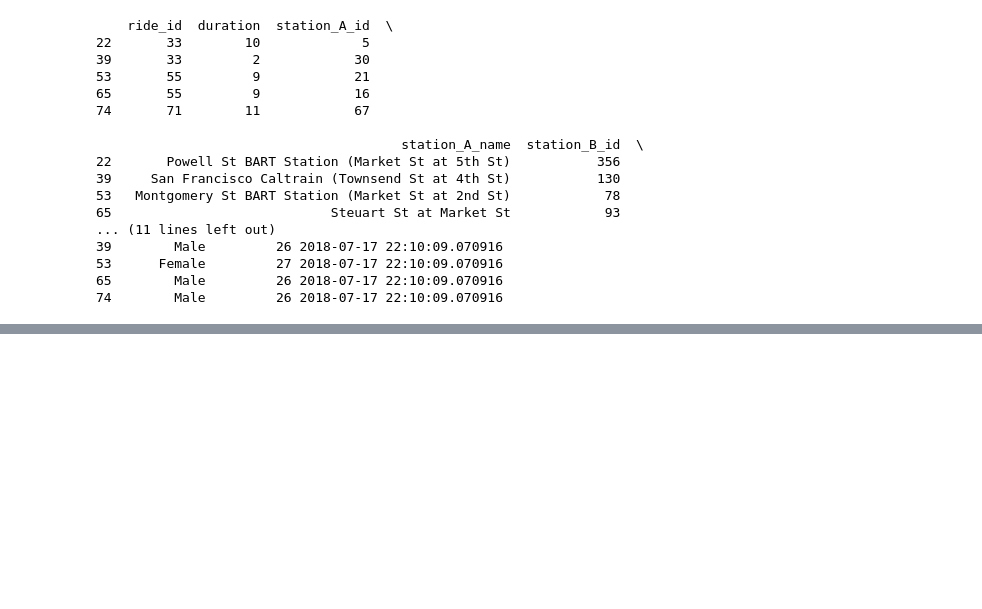
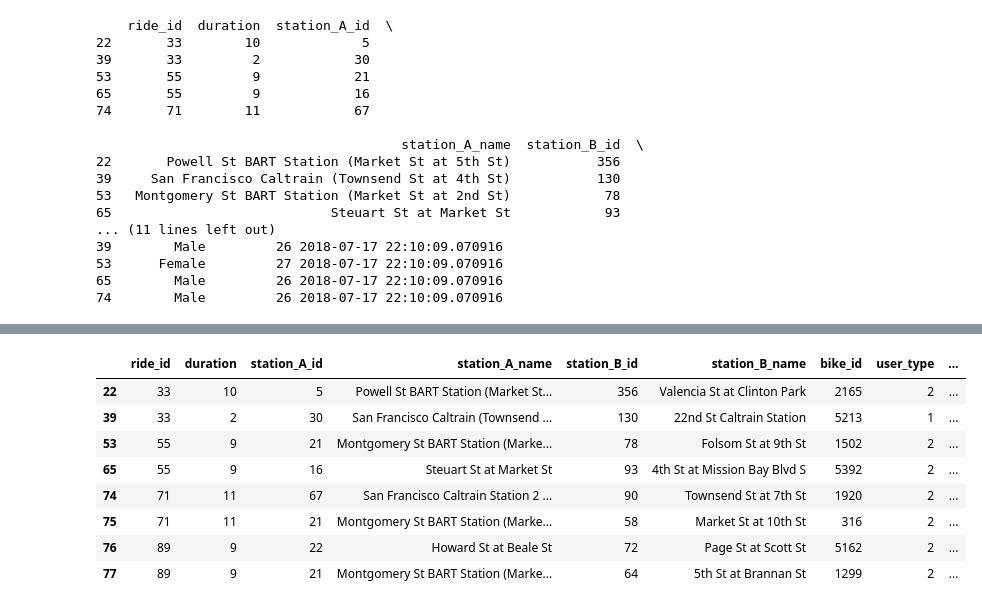
Before and after one commit to joeelorm/DataScience, a Jupyter notebook: Data Cleaning.ipynb, the cells around one changed output, grey strips where cells are left out. Drawn from its saved outputs; the diff is of its cells as text; code cells hidden in the pictures; blank space fills up the shorter version.

```diff
--- a/Data Cleaning.ipynb
+++ b/Data Cleaning.ipynb
@@ -383,0 +397,14 @@ print(duplicated_rides.head())
+# %%
+# Drop complete duplicates from ride_sharing
+ride_dup = ride_sharing_sub.drop_duplicates()
+ride_dup[ride_dup.duplicated(subset = 'ride_id', keep = False)]
+# %% [output]
+|  | ride_id | duration | station_A_id | station_A_name | station_B_id | station_B_name | bike_id | user_type | ... |
+| 22 | 33 | 10 | 5 | Powell St BART Station (Market St... | 356 | Valencia St at Clinton Park | 2165 | 2 | ... |
+| 39 | 33 | 2 | 30 | San Francisco Caltrain (Townsend ... | 130 | 22nd St Caltrain Station | 5213 | 1 | ... |
+| 53 | 55 | 9 | 21 | Montgomery St BART Station (Marke... | 78 | Folsom St at 9th St | 1502 | 2 | ... |
+| 65 | 55 | 9 | 16 | Steuart St at Market St | 93 | 4th St at Mission Bay Blvd S | 5392 | 2 | ... |
+| 74 | 71 | 11 | 67 | San Francisco Caltrain Station 2 ... | 90 | Townsend St at 7th St | 1920 | 2 | ... |
+| 75 | 71 | 11 | 21 | Montgomery St BART Station (Marke... | 58 | Market St at 10th St | 316 | 2 | ... |
+| 76 | 89 | 9 | 22 | Howard St at Beale St | 72 | Page St at Scott St | 5162 | 2 | ... |
+| 77 | 89 | 9 | 21 | Montgomery St BART Station (Marke... | 64 | 5th St at Brannan St | 1299 | 2 | ... |
```
Also changed, not shown: parts of 3 cells of this notebook.
